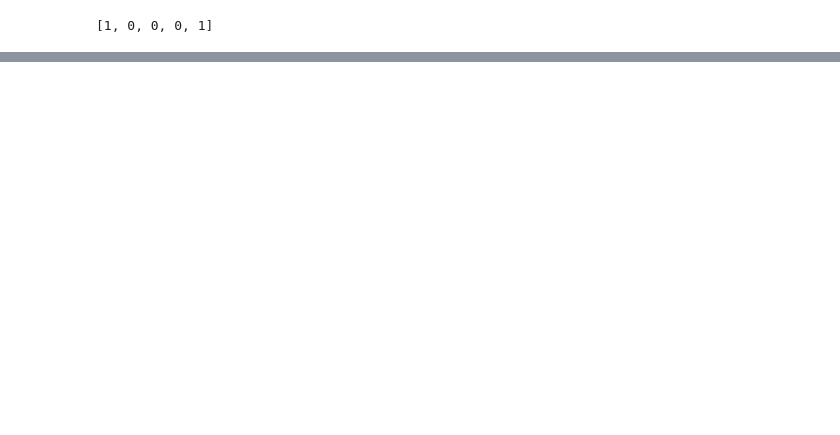
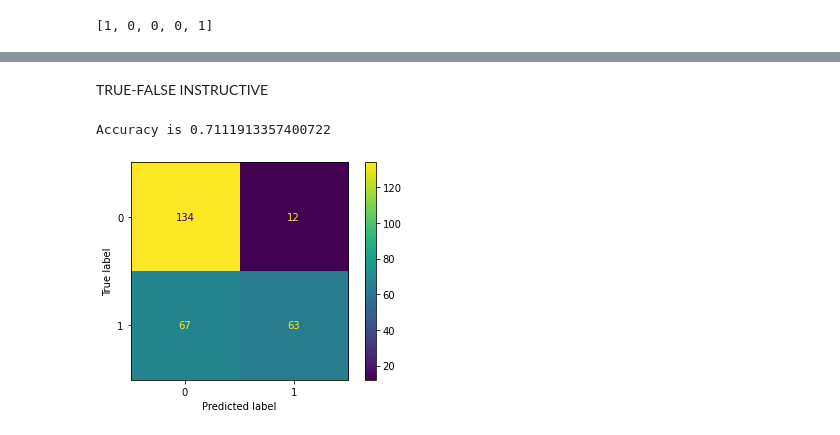
Before and after one commit to SherinBojappa/prompting, a Jupyter notebook: GPT_3_prompting.ipynb, the cells around one changed output, grey strips where cells are left out. Cells and saved outputs as stored; diff of their text form; code cells hidden in the pictures; blank space fills up the shorter version.

```diff
--- a/GPT_3_prompting.ipynb
+++ b/GPT_3_prompting.ipynb
@@ -221,0 +355,23 @@ print(true_label)
+# %%
+df = pd.read_json('yes_no_instructive')
+# %% [markdown]
+TRUE-FALSE INSTRUCTIVE
+# %%
+# count the true and false values and use that to compute the accuracy.
+accuracy = df['Match'].values.sum()/((~df['Match']).values.sum() + df['Match'].values.sum())
+print("Accuracy is {}".format(accuracy))
+
+from sklearn.metrics import confusion_matrix
+
+cm = confusion_matrix(df.true_label, df.pred_label, labels=[0, 1])
+
+from sklearn.metrics import confusion_matrix, ConfusionMatrixDisplay
+# 0 entailment, 1 not entailment
+disp = ConfusionMatrixDisplay(confusion_matrix=cm)
+
+import matplotlib.pyplot as plt
+disp.plot()
+plt.show()
+# %% [output]
+Accuracy is 0.7111913357400722
+[figure, added]
```
Also changed, not shown: parts of 67 cells of this notebook.
